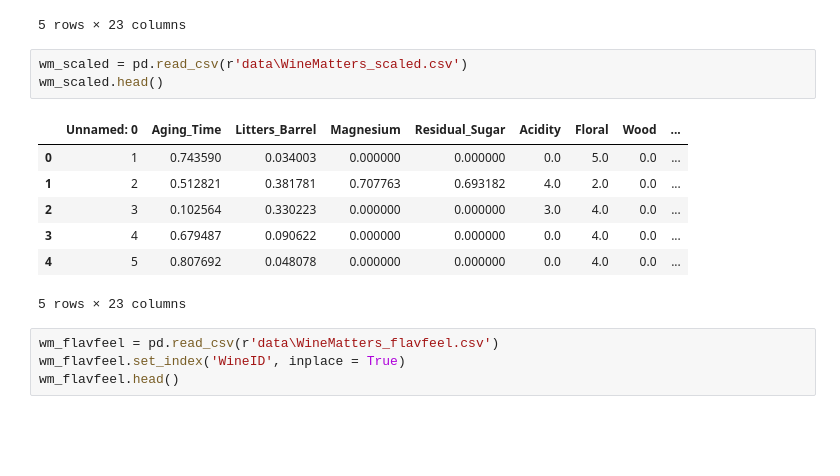
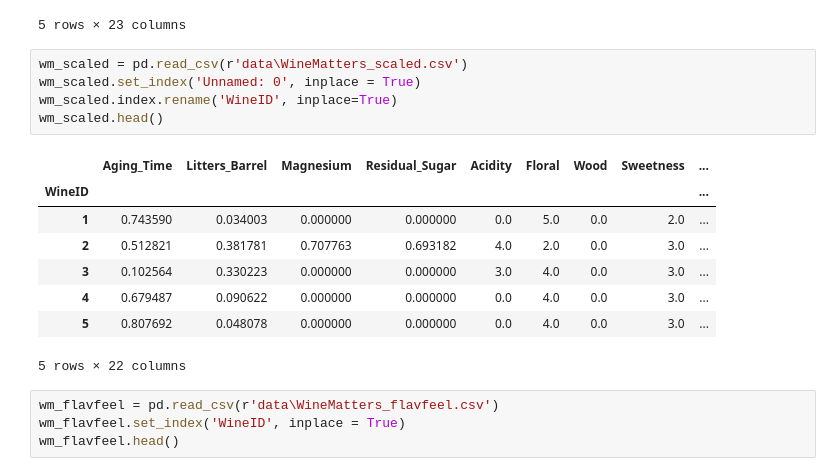
Before and after one commit to CodeGroupDM/Code-DM, a Jupyter notebook: Project_Kmeans.ipynb, the cells around one changed output. Drawn from its saved outputs; the diff is of its cells as text; blank space fills up the shorter version.

```diff
--- a/Project_Kmeans.ipynb
+++ b/Project_Kmeans.ipynb
@@ -25,15 +25,18 @@ wm_cleaned.head()
 5 rows × 23 columns
 # %%
 wm_scaled = pd.read_csv(r'data\WineMatters_scaled.csv')
+wm_scaled.set_index('Unnamed: 0', inplace = True)
+wm_scaled.index.rename('WineID', inplace=True)
 wm_scaled.head()
 # %% [output]
-|  | Unnamed: 0 | Aging_Time | Litters_Barrel | Magnesium | Residual_Sugar | Acidity | Floral | Wood | ... |
-| 0 | 1 | 0.743590 | 0.034003 | 0.000000 | 0.000000 | 0.0 | 5.0 | 0.0 | ... |
-| 1 | 2 | 0.512821 | 0.381781 | 0.707763 | 0.693182 | 4.0 | 2.0 | 0.0 | ... |
-| 2 | 3 | 0.102564 | 0.330223 | 0.000000 | 0.000000 | 3.0 | 4.0 | 0.0 | ... |
-| 3 | 4 | 0.679487 | 0.090622 | 0.000000 | 0.000000 | 0.0 | 4.0 | 0.0 | ... |
-| 4 | 5 | 0.807692 | 0.048078 | 0.000000 | 0.000000 | 0.0 | 4.0 | 0.0 | ... |
+|  | Aging_Time | Litters_Barrel | Magnesium | Residual_Sugar | Acidity | Floral | Wood | Sweetness | ... |
+| WineID |  |  |  |  |  |  |  |  | ... |
+| 1 | 0.743590 | 0.034003 | 0.000000 | 0.000000 | 0.0 | 5.0 | 0.0 | 2.0 | ... |
+| 2 | 0.512821 | 0.381781 | 0.707763 | 0.693182 | 4.0 | 2.0 | 0.0 | 3.0 | ... |
+| 3 | 0.102564 | 0.330223 | 0.000000 | 0.000000 | 3.0 | 4.0 | 0.0 | 3.0 | ... |
+| 4 | 0.679487 | 0.090622 | 0.000000 | 0.000000 | 0.0 | 4.0 | 0.0 | 3.0 | ... |
+| 5 | 0.807692 | 0.048078 | 0.000000 | 0.000000 | 0.0 | 4.0 | 0.0 | 3.0 | ... |
-5 rows × 23 columns
+5 rows × 22 columns
 # %%
 wm_flavfeel = pd.read_csv(r'data\WineMatters_flavfeel.csv')
 wm_flavfeel.set_index('WineID', inplace = True)
```
Also changed, not shown: parts of 29 cells of this notebook, 3 other files.
